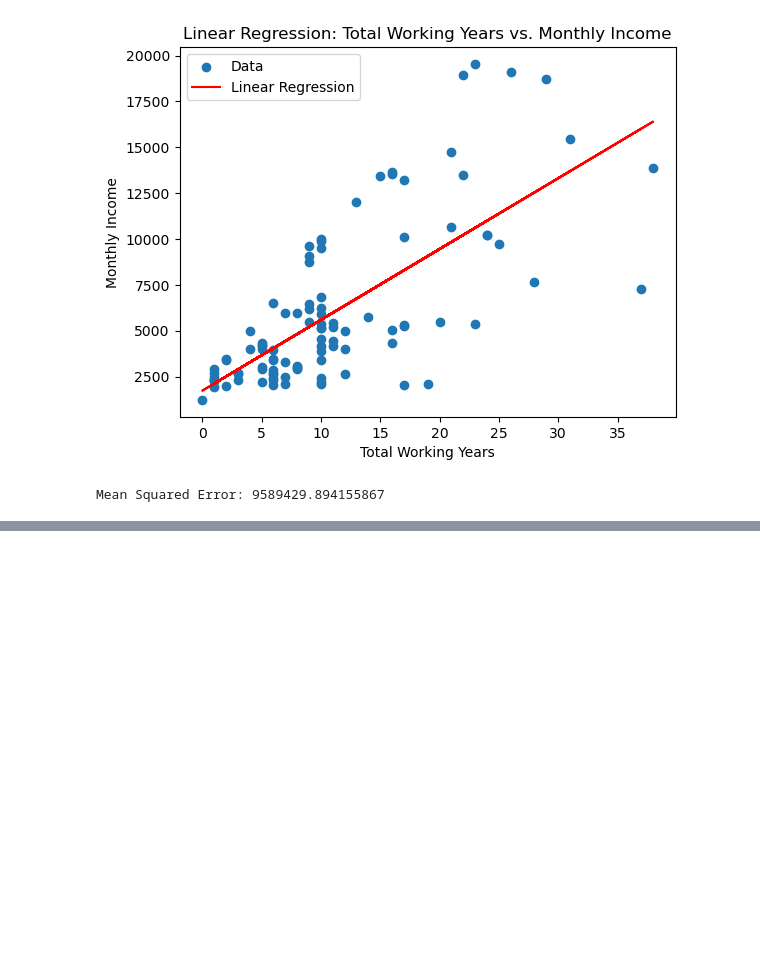
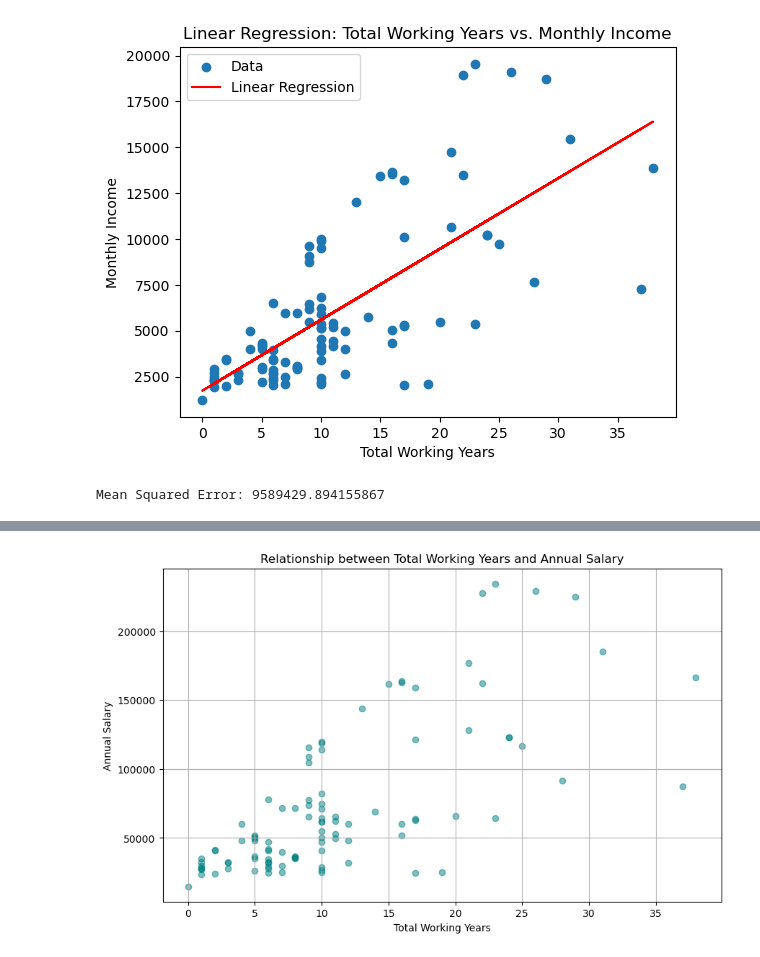
Before and after one commit to Cossie01/Machine-Learning-Stats-Assessment, a Jupyter notebook: Regression.ipynb, the cells around one changed output, grey strips where cells are left out. Saved outputs shown, nothing was run; the diff lists cells and outputs as text; code cells hidden in the pictures; blank space fills up the shorter version.

```diff
--- a/Regression.ipynb
+++ b/Regression.ipynb
@@ -427,0 +472,14 @@ Mean Squared Error: 9589429.894155867
+# %%
+#Converting Monthly Income to Annual Salary
+data['AnnualSalary'] = data['MonthlyIncome'] * 12
+
+#Create a scatter plot
+plt.figure(figsize=(10, 6))
+plt.scatter(data['TotalWorkingYears'], data['AnnualSalary'], alpha=0.5, color="teal")
+plt.xlabel('Total Working Years')
+plt.ylabel('Annual Salary')
+plt.title('Relationship between Total Working Years and Annual Salary')
+plt.grid(True)
+plt.show()
+# %% [output]
+[figure, added]
```
Also changed, not shown: parts of 17 cells of this notebook.
